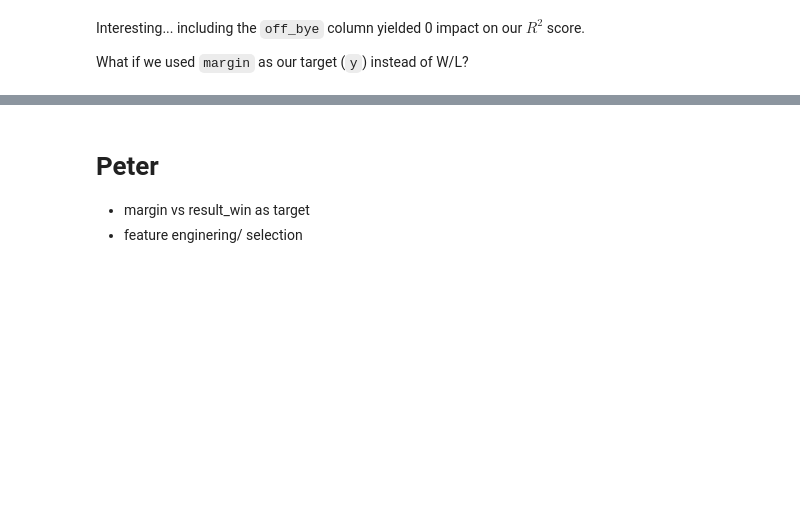
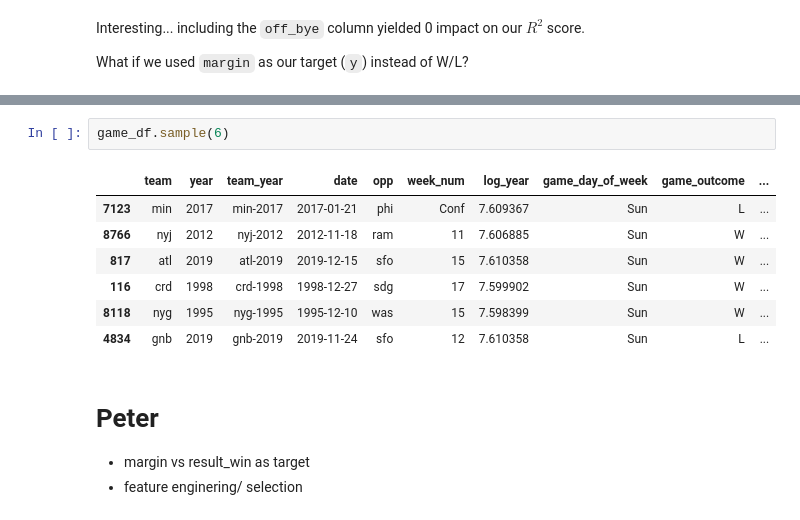
Before and after one commit to edubu2/metis-project2, a Jupyter notebook: code/feature_engineering.ipynb, the cells around one changed output, grey strips where cells are left out. Cells and saved outputs as stored; diff of their text form; blank space fills up the shorter version.

```diff
--- a/code/feature_engineering.ipynb
+++ b/code/feature_engineering.ipynb
@@ -559,3 +658,13 @@ ewma_to2_def_opp : 0.04
+# %%
+game_df.sample(6)
+# %% [output]
+|  | team | year | team_year | date | opp | week_num | log_year | game_day_of_week | game_outcome | ... |
+| 7123 | min | 2017 | min-2017 | 2017-01-21 | phi | Conf | 7.609367 | Sun | L | ... |
+| 8766 | nyj | 2012 | nyj-2012 | 2012-11-18 | ram | 11 | 7.606885 | Sun | W | ... |
+| 817 | atl | 2019 | atl-2019 | 2019-12-15 | sfo | 15 | 7.610358 | Sun | W | ... |
+| 116 | crd | 1998 | crd-1998 | 1998-12-27 | sdg | 17 | 7.599902 | Sun | W | ... |
+| 8118 | nyg | 1995 | nyg-1995 | 1995-12-10 | was | 15 | 7.598399 | Sun | W | ... |
+| 4834 | gnb | 2019 | gnb-2019 | 2019-11-24 | sfo | 12 | 7.610358 | Sun | L | ... |
 # %% [markdown]
 # Peter
 - margin vs result_win as target
```
Also changed, not shown: parts of 18 cells of this notebook, 3 other files.
